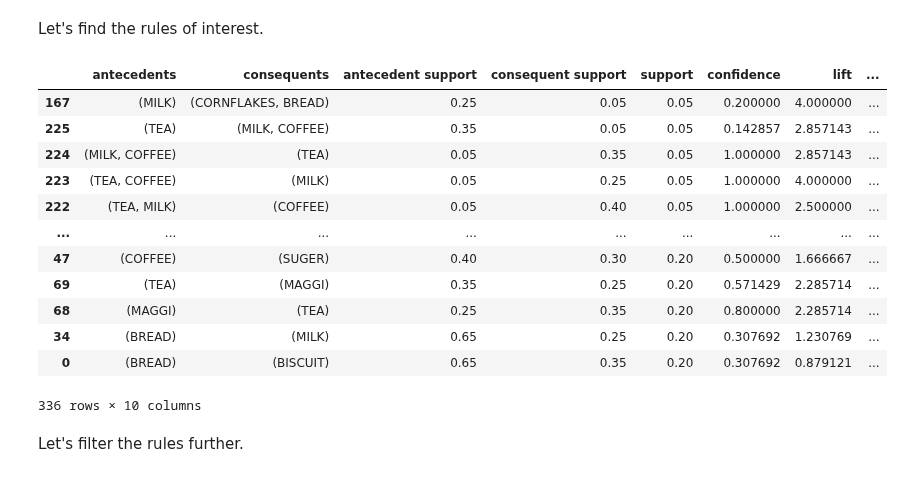
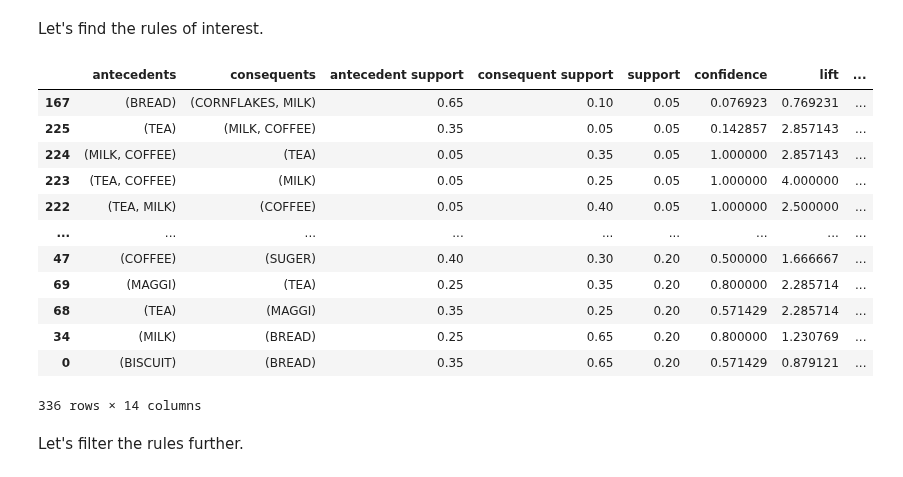
Before and after one commit to elhamod/BA820, a Jupyter notebook: Hands-on/01-association-rules/association_rules.ipynb, the cells around one changed output. Drawn from its saved outputs; the diff is of its cells as text; code cells hidden in the pictures.

```diff
--- a/Hands-on/01-association-rules/association_rules.ipynb
+++ b/Hands-on/01-association-rules/association_rules.ipynb
@@ -175,22 +179,22 @@ frequent_itemsets
 # %% [markdown]
 Let's find the rules of interest.
 # %%
-rules = association_rules(frequent_itemsets, metric="support", min_threshold=0.05) #, metric="confidence", min_threshold=0.6
+rules = association_rules(frequent_itemsets, num_itemsets=frequent_itemsets.shape[0], metric="support", min_threshold=0.05) #, metric="confidence", min_threshold=0.6
 rules.sort_values(by="support")
 # %% [output]
 |  | antecedents | consequents | antecedent support | consequent support | support | confidence | lift | ... |
-| 167 | (MILK) | (CORNFLAKES, BREAD) | 0.25 | 0.05 | 0.05 | 0.200000 | 4.000000 | ... |
+| 167 | (BREAD) | (CORNFLAKES, MILK) | 0.65 | 0.10 | 0.05 | 0.076923 | 0.769231 | ... |
 | 225 | (TEA) | (MILK, COFFEE) | 0.35 | 0.05 | 0.05 | 0.142857 | 2.857143 | ... |
 | 224 | (MILK, COFFEE) | (TEA) | 0.05 | 0.35 | 0.05 | 1.000000 | 2.857143 | ... |
 | 223 | (TEA, COFFEE) | (MILK) | 0.05 | 0.25 | 0.05 | 1.000000 | 4.000000 | ... |
 | 222 | (TEA, MILK) | (COFFEE) | 0.05 | 0.40 | 0.05 | 1.000000 | 2.500000 | ... |
 | ... | ... | ... | ... | ... | ... | ... | ... | ... |
 | 47 | (COFFEE) | (SUGER) | 0.40 | 0.30 | 0.20 | 0.500000 | 1.666667 | ... |
-| 69 | (TEA) | (MAGGI) | 0.35 | 0.25 | 0.20 | 0.571429 | 2.285714 | ... |
-| 68 | (MAGGI) | (TEA) | 0.25 | 0.35 | 0.20 | 0.800000 | 2.285714 | ... |
-| 34 | (BREAD) | (MILK) | 0.65 | 0.25 | 0.20 | 0.307692 | 1.230769 | ... |
-| 0 | (BREAD) | (BISCUIT) | 0.65 | 0.35 | 0.20 | 0.307692 | 0.879121 | ... |
+| 69 | (MAGGI) | (TEA) | 0.25 | 0.35 | 0.20 | 0.800000 | 2.285714 | ... |
+| 68 | (TEA) | (MAGGI) | 0.35 | 0.25 | 0.20 | 0.571429 | 2.285714 | ... |
+| 34 | (MILK) | (BREAD) | 0.25 | 0.65 | 0.20 | 0.800000 | 1.230769 | ... |
+| 0 | (BISCUIT) | (BREAD) | 0.35 | 0.65 | 0.20 | 0.571429 | 0.879121 | ... |
-336 rows × 10 columns
+336 rows × 14 columns
 # %% [markdown]
 Let's filter the rules further.
 # %%
```
Also changed, not shown: parts of 12 cells of this notebook.
